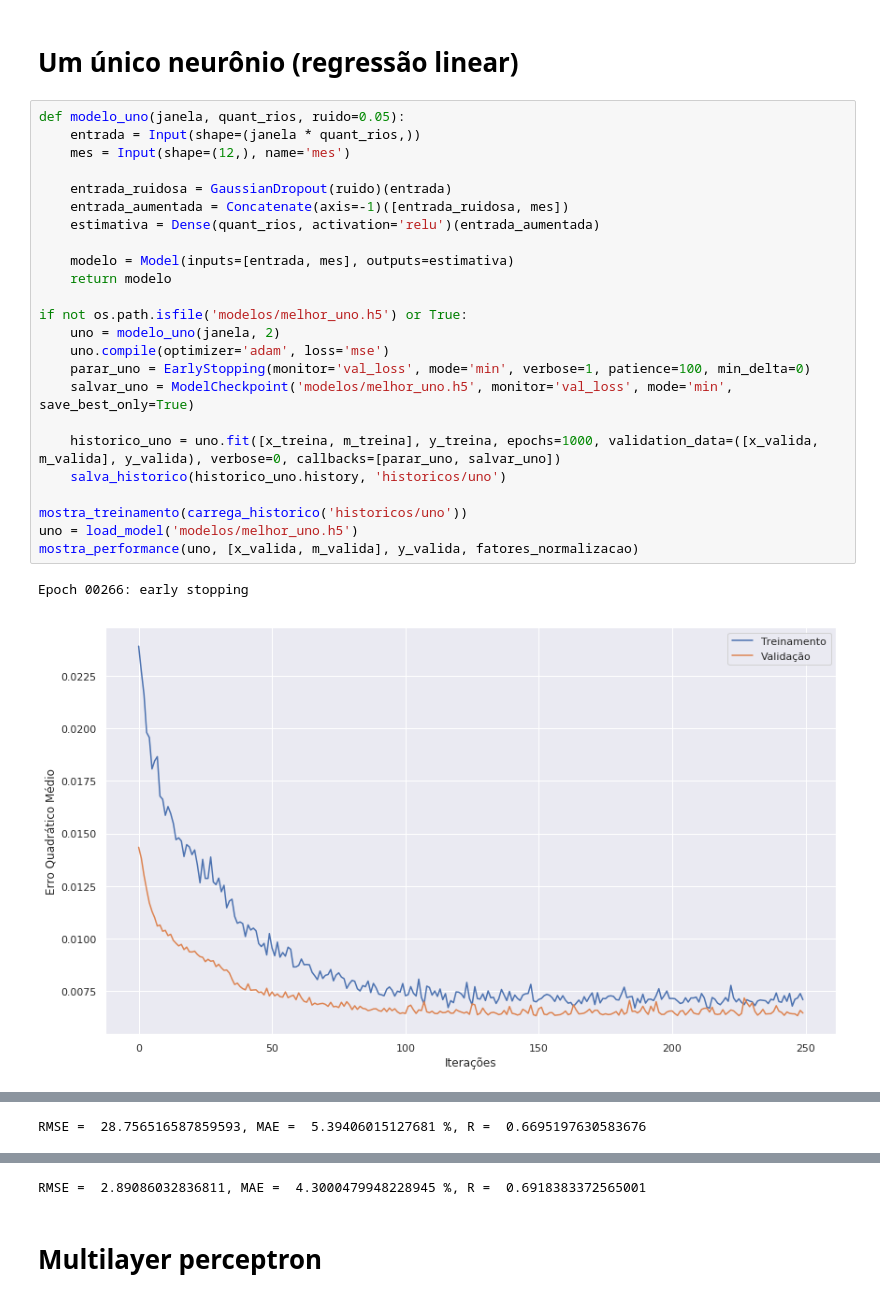
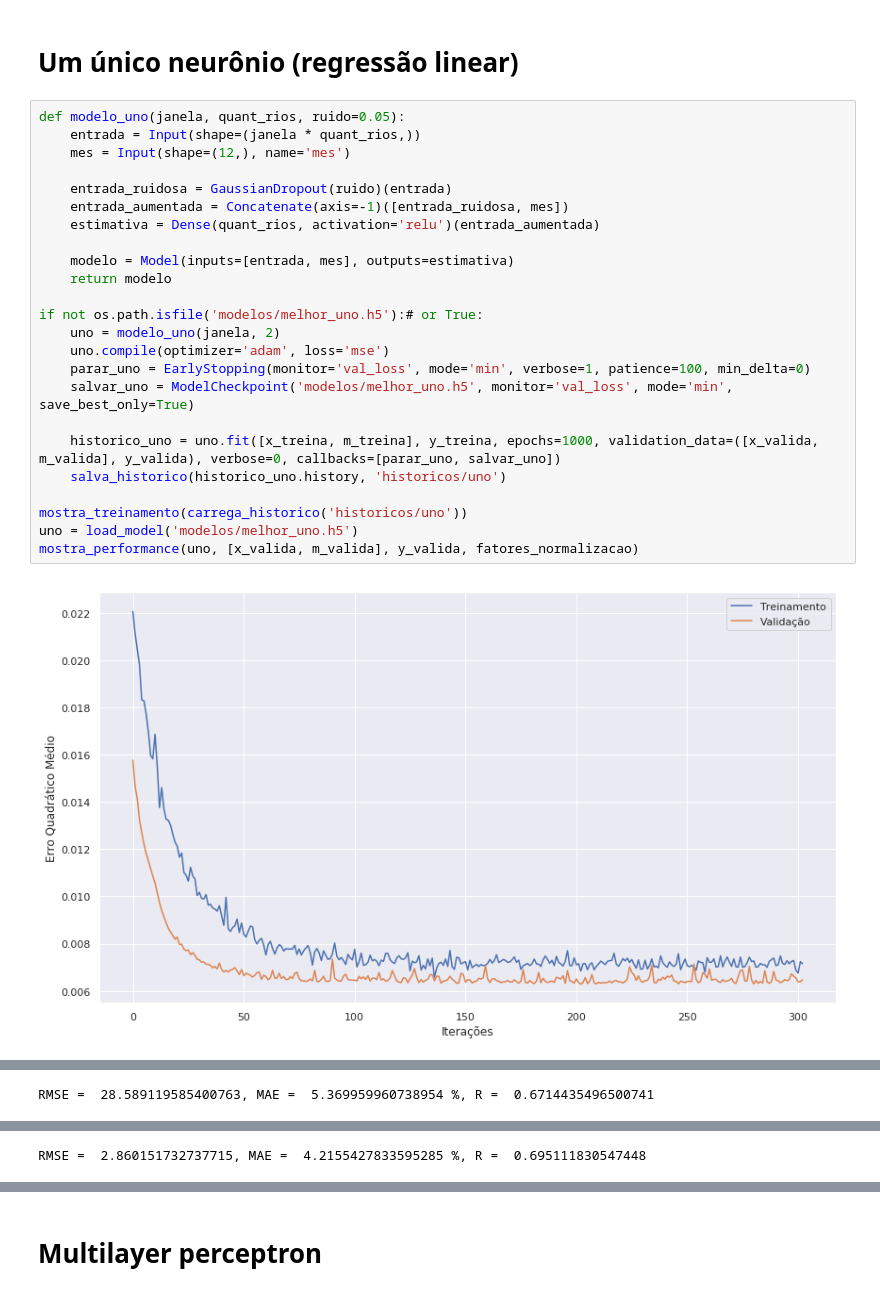
Before and after one commit to Gabrui/papers, a Jupyter notebook: IEEE_vazao_rios/vazao_rios.ipynb, the cells around one changed output, grey strips where cells are left out. Cells and saved outputs as stored; diff of their text form.

```diff
--- a/IEEE_vazao_rios/vazao_rios.ipynb
+++ b/IEEE_vazao_rios/vazao_rios.ipynb
@@ -301,27 +301,26 @@ RMSE =  30.119591074696455, MARE =  6.025186131235192 %, R =  0.6976388302330081
 # %%
 def modelo_uno(janela, quant_rios, ruido=0.05):
     entrada = Input(shape=(janela * quant_rios,))
     mes = Input(shape=(12,), name='mes')
 
     entrada_ruidosa = GaussianDropout(ruido)(entrada)
     entrada_aumentada = Concatenate(axis=-1)([entrada_ruidosa, mes])
     estimativa = Dense(quant_rios, activation='relu')(entrada_aumentada)
 
     modelo = Model(inputs=[entrada, mes], outputs=estimativa)
     return modelo
 
-if not os.path.isfile('modelos/melhor_uno.h5') or True:
+if not os.path.isfile('modelos/melhor_uno.h5'):# or True:
     uno = modelo_uno(janela, 2)
     uno.compile(optimizer='adam', loss='mse')
     parar_uno = EarlyStopping(monitor='val_loss', mode='min', verbose=1, patience=100, min_delta=0)
     salvar_uno = ModelCheckpoint('modelos/melhor_uno.h5', monitor='val_loss', mode='min', save_best_only=True)
 
     historico_uno = uno.fit([x_treina, m_treina], y_treina, epochs=1000, validation_data=([x_valida, m_valida], y_valida), verbose=0, callbacks=[parar_uno, salvar_uno])
     salva_historico(historico_uno.history, 'historicos/uno')
 
 mostra_treinamento(carrega_historico('historicos/uno'))
 uno = load_model('modelos/melhor_uno.h5')
 mostra_performance(uno, [x_valida, m_valida], y_valida, fatores_normalizacao)
 # %% [output]
-Epoch 00266: early stopping
-[figure, old version]
+[figure, new version]
@@ -328,0 +328 @@ Epoch 00266: early stopping
+RMSE =  28.589119585400763, MAE =  5.369959960738954 %, R =  0.6714435496500741
@@ -329 +330 @@ Epoch 00266: early stopping
-RMSE =  28.756516587859593, MAE =  5.39406015127681 %, R =  0.6695197630583676
+RMSE =  2.860151732737715, MAE =  4.2155427833595285 %, R =  0.695111830547448
@@ -331,4 +331,3 @@ RMSE =  28.756516587859593, MAE =  5.39406015127681 %, R =  0.6695197630583676
-RMSE =  2.89086032836811, MAE =  4.3000479948228945 %, R =  0.6918383372565001
 # %% [markdown]
 # Multilayer perceptron
 # %%
```
Also changed, not shown: parts of 5 cells of this notebook, 6 other files.
